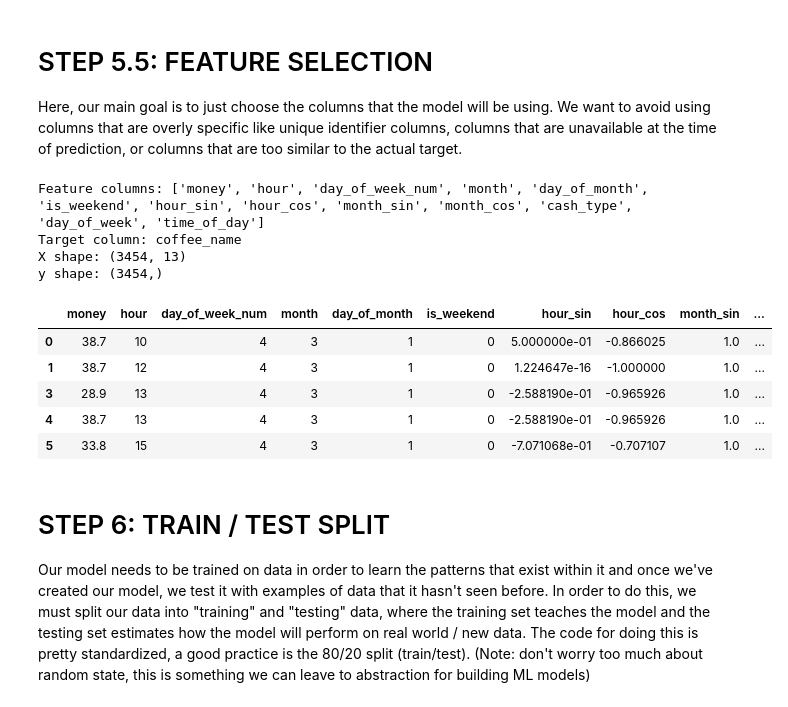
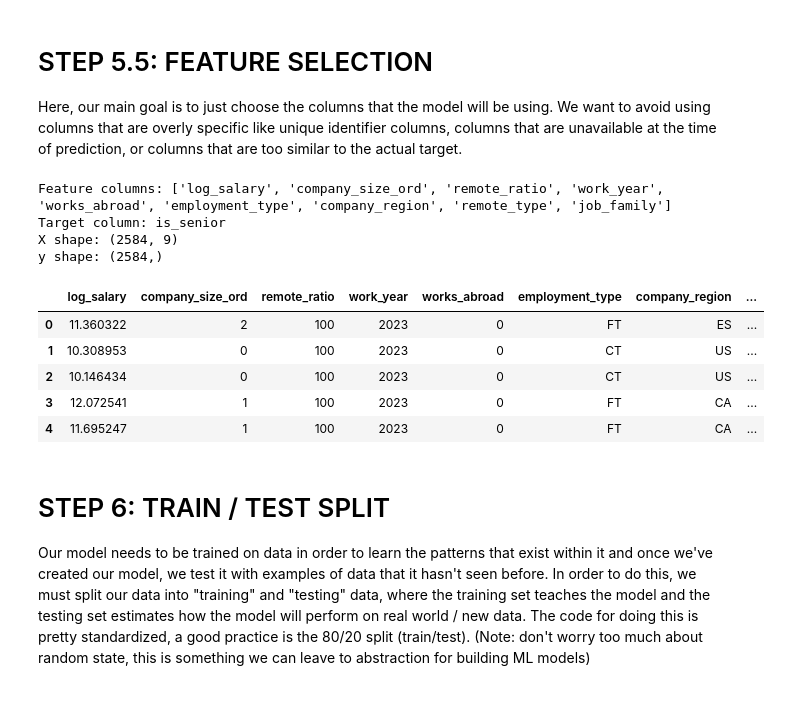
Before and after one commit to apalicepark/TCG_DSML_PRIMER, a Jupyter notebook: TCG_ML_PRIMER.ipynb, the cells around one changed output. Cells and saved outputs as stored; diff of their text form; code cells hidden in the pictures.

```diff
--- a/TCG_ML_PRIMER.ipynb
+++ b/TCG_ML_PRIMER.ipynb
@@ -513,47 +532,44 @@ plt.show()
 # STEP 5.5: FEATURE SELECTION
 Here, our main goal is to just choose the columns that the model will be using. We want to avoid using columns that are overly specific like unique identifier columns, columns that are unavailable at the time of prediction, or columns that are too similar to the actual target.
 # %%
+target_col = "is_senior"
+
 numeric_features = [
-    "money",
-    "hour",
-    "day_of_week_num",
-    "month",
-    "day_of_month",
-    "is_weekend",
-    "hour_sin",
-    "hour_cos",
-    "month_sin",
-    "month_cos"
+    "log_salary",
+    "company_size_ord",
+    "remote_ratio",
+    "work_year",
+    "works_abroad",
 ]
-
 categorical_features = [
-    "cash_type",
-    "day_of_week",
-    "time_of_day"
+    "employment_type",
+    "company_region",
+    "remote_type",
+    "job_family",
 ]
 
 features = numeric_features + categorical_features
 
 X = model_df[features]
 y = model_df[target_col]
 
 print("Feature columns:", features)
 print("Target column:", target_col)
 print("X shape:", X.shape)
 print("y shape:", y.shape)
 
 X.head()
 # %% [output]
-Feature columns: ['money', 'hour', 'day_of_week_num', 'month', 'day_of_month', 'is_weekend', 'hour_sin', 'hour_cos', 'month_sin', 'month_cos', 'cash_type', 'day_of_week', 'time_of_day']
-Target column: coffee_name
-X shape: (3454, 13)
-y shape: (3454,)
+Feature columns: ['log_salary', 'company_size_ord', 'remote_ratio', 'work_year', 'works_abroad', 'employment_type', 'company_region', 'remote_type', 'job_family']
+Target column: is_senior
+X shape: (2584, 9)
+y shape: (2584,)
-|  | money | hour | day_of_week_num | month | day_of_month | is_weekend | hour_sin | hour_cos | month_sin | ... |
-| 0 | 38.7 | 10 | 4 | 3 | 1 | 0 | 5.000000e-01 | -0.866025 | 1.0 | ... |
-| 1 | 38.7 | 12 | 4 | 3 | 1 | 0 | 1.224647e-16 | -1.000000 | 1.0 | ... |
-| 3 | 28.9 | 13 | 4 | 3 | 1 | 0 | -2.588190e-01 | -0.965926 | 1.0 | ... |
-| 4 | 38.7 | 13 | 4 | 3 | 1 | 0 | -2.588190e-01 | -0.965926 | 1.0 | ... |
-| 5 | 33.8 | 15 | 4 | 3 | 1 | 0 | -7.071068e-01 | -0.707107 | 1.0 | ... |
+|  | log_salary | company_size_ord | remote_ratio | work_year | works_abroad | employment_type | company_region | ... |
+| 0 | 11.360322 | 2 | 100 | 2023 | 0 | FT | ES | ... |
+| 1 | 10.308953 | 0 | 100 | 2023 | 0 | CT | US | ... |
+| 2 | 10.146434 | 0 | 100 | 2023 | 0 | CT | US | ... |
+| 3 | 12.072541 | 1 | 100 | 2023 | 0 | FT | CA | ... |
+| 4 | 11.695247 | 1 | 100 | 2023 | 0 | FT | CA | ... |
 # %% [markdown]
 # STEP 6: TRAIN / TEST SPLIT
 Our model needs to be trained on data in order to learn the patterns that exist within it and once we've created our model, we test it with examples of data that it hasn't seen before. In order to do this, we must split our data into "training" and "testing" data, where the training set teaches the model and the testing set estimates how the model will perform on real world / new data. The code for doing this is pretty standardized, a good practice is the 80/20 split (train/test). (Note: don't worry too much about random state, this is something we can leave to abstraction for building ML models)
```
Also changed, not shown: parts of 5 cells of this notebook.
